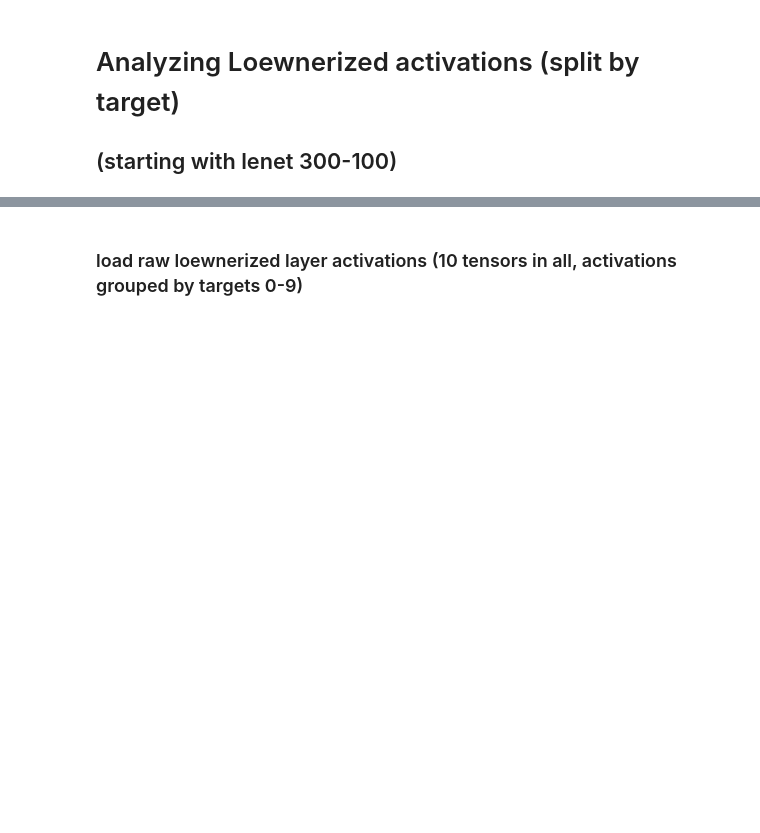
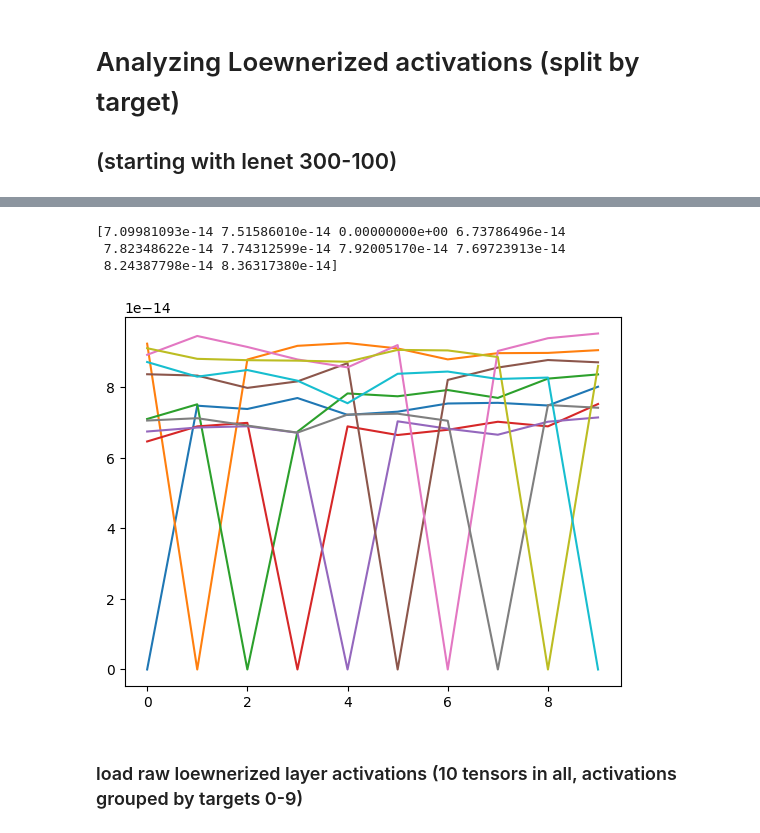
Before and after one commit to matthewmerris/TensorizedRatNets, a Jupyter notebook: notebooks/Analysis.ipynb, the cells around one changed output, grey strips where cells are left out. Cells and saved outputs as stored; diff of their text form; code cells hidden in the pictures; blank space fills up the shorter version.

```diff
--- a/notebooks/Analysis.ipynb
+++ b/notebooks/Analysis.ipynb
@@ -17,0 +92,8 @@ import ll1_tools
+# %%
+# lets check fits
+fits = []
+for i in range(10):
+    fit = 1 - eng.frobll1res(lwn_tensors[i], Us[i]) / eng.frob(lwn_tensors[i])
+    fits.append(fits)
+
+plt.plot(fits)
@@ -18,3 +149,18 @@ import ll1_tools
+# %%
+angles = np.zeros((len(svds), len(svds)))
+for i in range(len(svds)):
+    for j in range(len(svds)):
+        if i != j:
+            angles[i,j] = eng.rad2deg(eng.subspace(svds[i][0], svds[j][0]))
+
+print(angles[2])
+for i in range(len(svds)):
+    plt.plot(angles[i])
+# %% [output]
+[7.09981093e-14 7.51586010e-14 0.00000000e+00 6.73786496e-14
+ 7.82348622e-14 7.74312599e-14 7.92005170e-14 7.69723913e-14
+ 8.24387798e-14 8.36317380e-14]
+[figure, added]
 # %% [markdown]
 ### load raw loewnerized layer activations (10 tensors in all, activations grouped by targets 0-9)
 # %%
```
Also changed, not shown: parts of 7 cells of this notebook.
